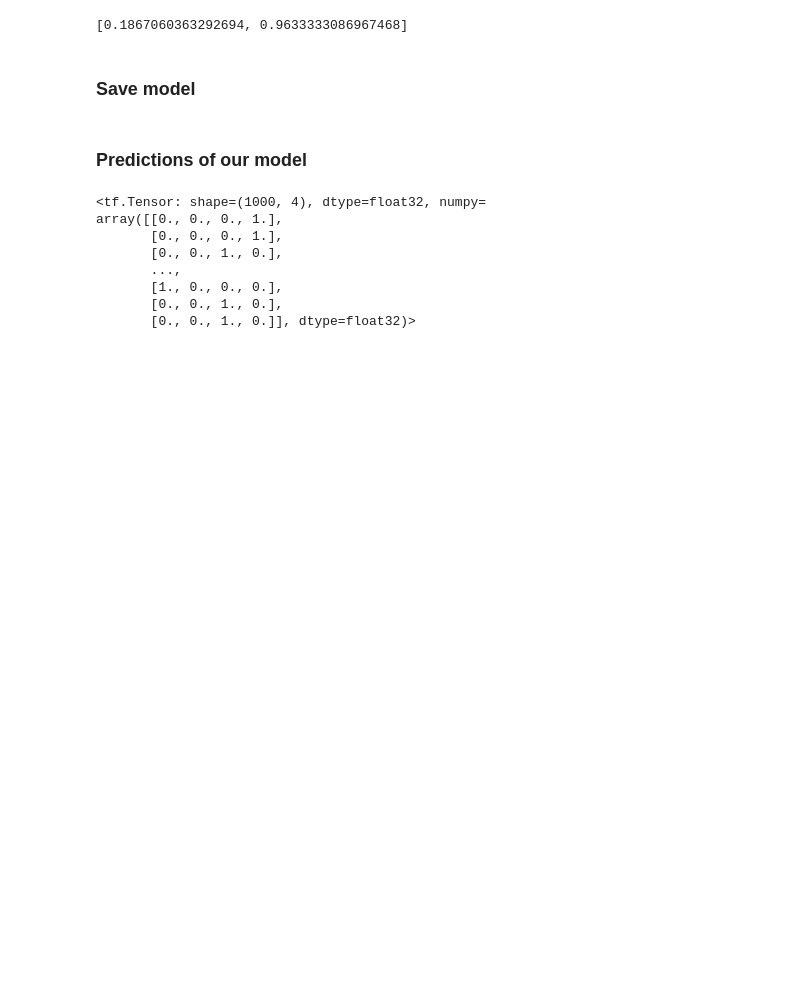
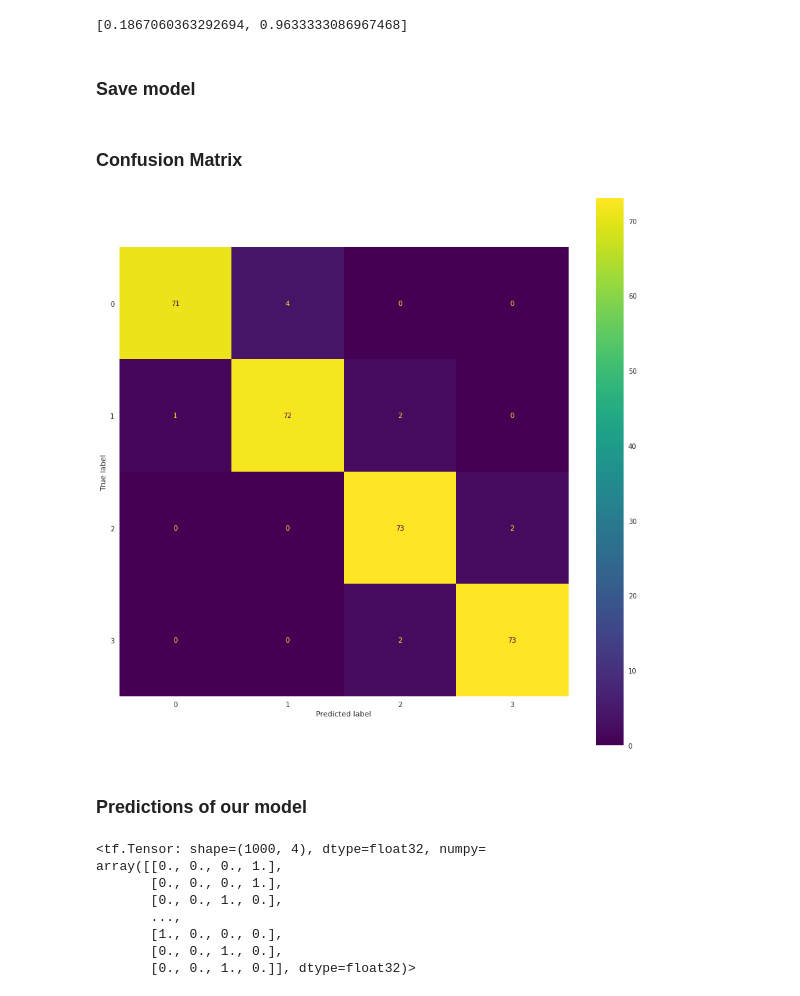
Before and after one commit to aletbm/Mobile_Price_Classification_with_SciKitLearn_-_Tensorflow, a Jupyter notebook: mobile-price-classification-with-sklearn-tf.ipynb, the cells around one changed output. Drawn from its saved outputs; the diff is of its cells as text; code cells hidden in the pictures; blank space fills up the shorter version.

Commit message:
Kaggle Notebook | 📱 Mobile Price Classification with SKLearn & TF | Version 8

```diff
--- a/mobile-price-classification-with-sklearn-tf.ipynb
+++ b/mobile-price-classification-with-sklearn-tf.ipynb
@@ -650,6 +650,30 @@ model.evaluate(X_valid_norm, y_valid)
 # %%
 model.save("tfModel.h5")
 model.save_weights('tf_Model_weight')
+# %% [markdown]
+### Confusion Matrix
+# %%
+from sklearn.metrics import confusion_matrix, ConfusionMatrixDisplay
+
+def get_price_range(row):
+    for c in [0,1,2,3]:
+        if row[c]==1:
+            return c
+
+y_valid_pred = tf.round(model.predict(X_valid_norm))
+valid_labels = pd.DataFrame(data={0:y_valid_pred[:,0], 1:y_valid_pred[:,1], 2:y_valid_pred[:,2], 3:y_valid_pred[:,3]})
+valid_pred = valid_labels.apply(get_price_range, axis=1, )
+y_valid_pred = pd.DataFrame(data={'price_range':valid_pred})
+
+cm = confusion_matrix(y_valid, y_valid_pred)
+
+disp = ConfusionMatrixDisplay(cm)
+
+fig, ax = plt.subplots(figsize=(15,15))
+disp.plot(ax=ax)
+plt.grid(visible=False)
+# %% [output]
+[figure, added]
 # %% [markdown]
 ### Predictions of our model
 # %%
```
Also changed, not shown: parts of 6 cells of this notebook.
